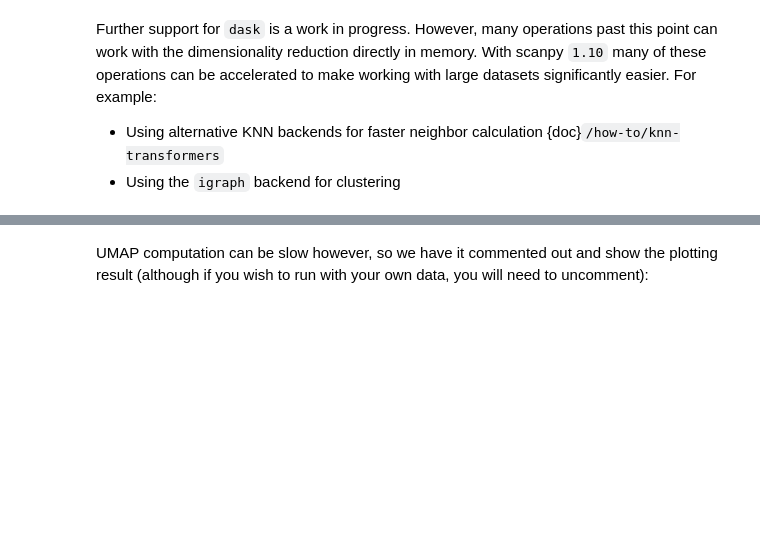
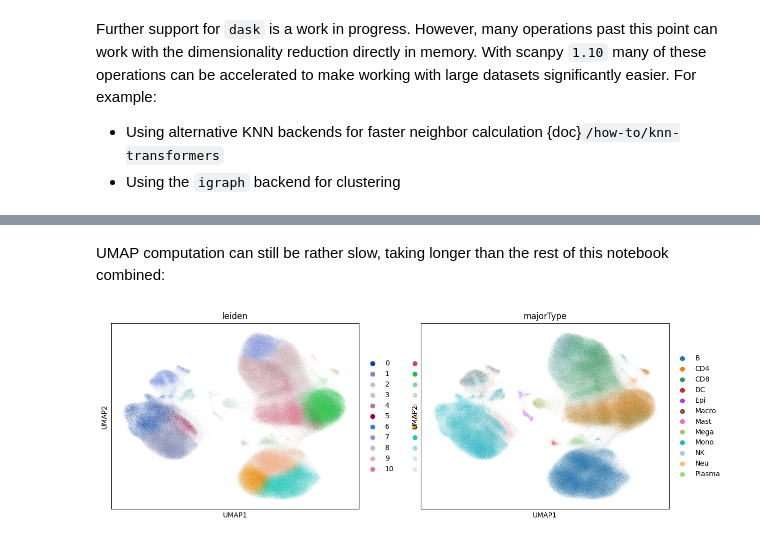
Before and after one commit to scverse/scanpy-tutorials, a Jupyter notebook: dask.ipynb, the cells around one changed output, grey strips where cells are left out. Saved outputs shown, nothing was run; the diff lists cells and outputs as text; code cells hidden in the pictures; blank space fills up the shorter version.

```diff
--- a/dask.ipynb
+++ b/dask.ipynb
@@ -247,6 +252,8 @@ Wall time: 2min 54s
-# %% [markdown]
-UMAP computation can be slow however, so we have it commented out and show the plotting result (although if you wish to run with your own data, you will need to uncomment):
+# %% [markdown]
+UMAP computation can still be rather slow, taking longer than the rest of this notebook combined:
 # %%
-# %%time
-# sc.tl.umap(adata)
-# sc.pl.umap(adata, color=["leiden", "majorType"])
+%%time
+sc.tl.umap(adata)
+sc.pl.umap(adata, color=["leiden", "majorType"])
+# %% [output]
+[figure, added]
```
Also changed, not shown: parts of 17 cells of this notebook.
